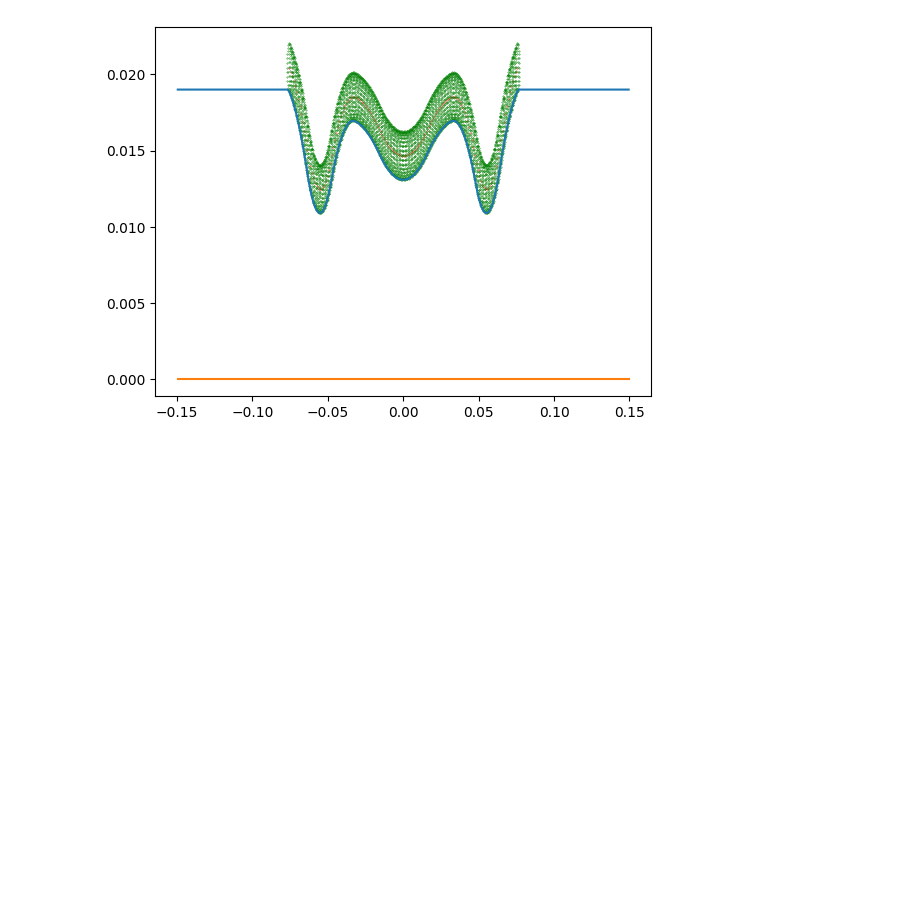
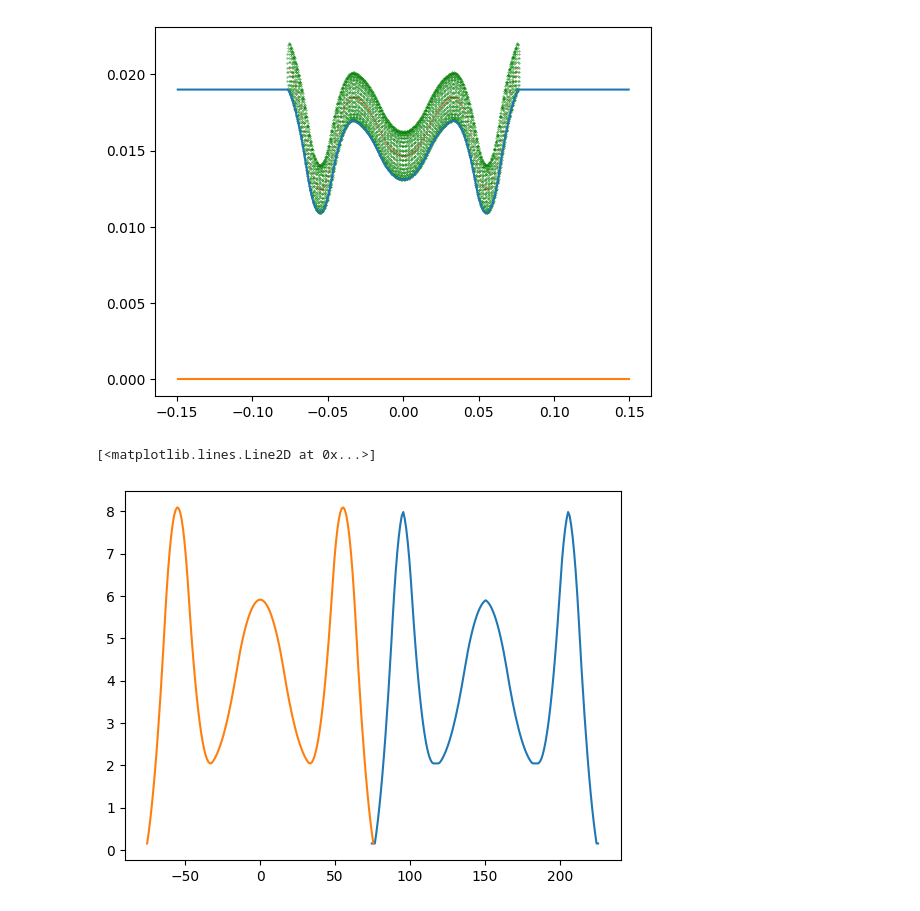
Before and after one commit to amosr/xylo, a Jupyter notebook: py/gcode.ipynb, the cells around one changed output. Drawn from its saved outputs; the diff is of its cells as text; code cells hidden in the pictures; blank space fills up the shorter version.

```diff
--- a/py/gcode.ipynb
+++ b/py/gcode.ipynb
@@ -57,3 +57,10 @@ for o in outlines:
   s.slicer8.path(bar, o, prev).write(f'data/gcode/b{int(bar.length*1000)}-{i}.ngc')
   prev = o
   i = i + 1
+# %%
+(dxs, dds, d0s) = s.slicer8.topdown_depths(bar, outlines[4])
+plt.plot(dxs, dds)
+plt.plot(outlines[4][0] * 1000, (bar.depth - outlines[4][1]) * 1000)
+# %% [output]
+[<matplotlib.lines.Line2D at 0x...>]
+[figure, added]
```
Also changed, not shown: parts of 1 cell of this notebook, 2 other files.
